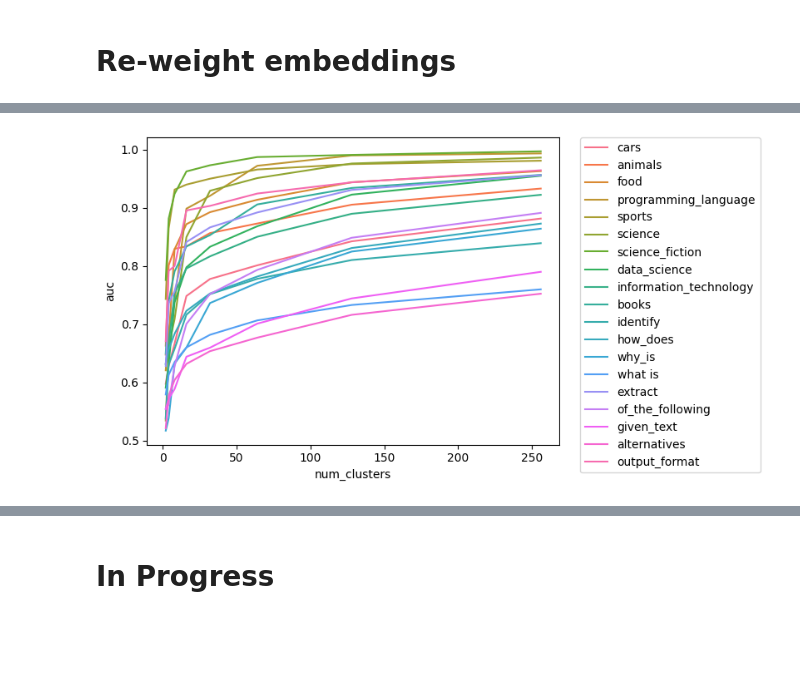
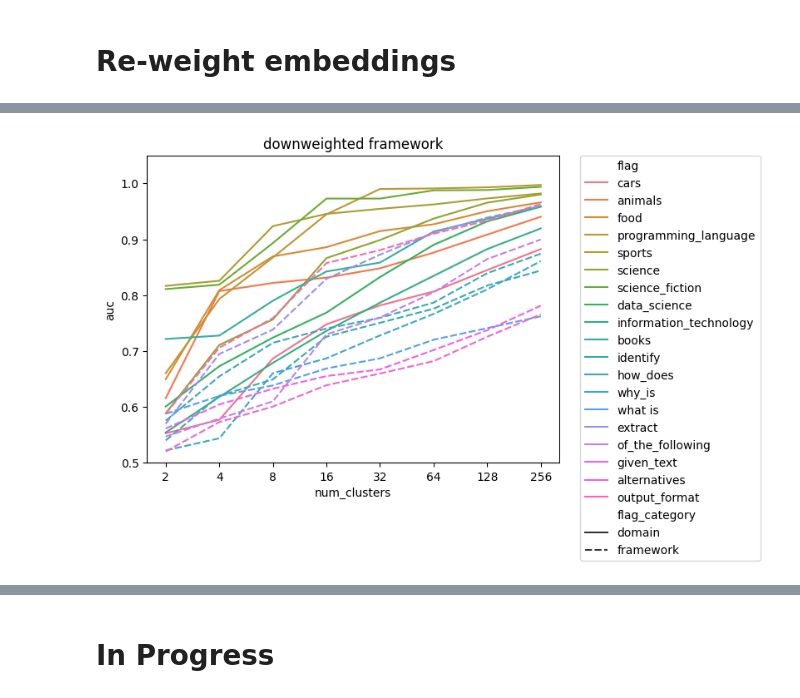
Before and after one commit to rmhorton/instruction_tuning, a Jupyter notebook: aa_cluster_demo.ipynb, the cells around one changed output, grey strips where cells are left out. Drawn from its saved outputs; the diff is of its cells as text; code cells hidden in the pictures; blank space fills up the shorter version.

Commit message:
plot_cluster_performance
I pushed these up to Alexandre's branch too; they should now match between branches

```diff
--- a/aa_cluster_demo.ipynb
+++ b/aa_cluster_demo.ipynb
@@ -32,3 +25,9 @@ DATA_FILE = "dolly_pos_clusters_5gram.parquet"
 MODELS_FILE = "positive_and_negative_reweighting_models.pickle"
 
 FP_TYPE = 'float32'
+
+framework_flags = ['identify', 'how_does', 'why_is', 'what is', 'extract',
+       'of_the_following', 'given_text', 'alternatives', 'output_format']
+
+flag_category_map = {k: 'framework' if k in framework_flags else 'domain' for k in patterns.keys()}
+flag_category_map
@@ -106,2 +196,9 @@ plot_aspect_roc_curves('output_format', cluster_roc_df)
 # %% [markdown]
 # Re-weight embeddings
+# %%
+mean_framework_coefs = np.mean([ my_models[flag].coef_[0] for flag in framework_flags ], axis=0)
+plt.plot(np.abs(mean_framework_coefs))
+
+adjustment_vector = [ 1 if x<1 else x for x in 2*np.abs(mean_framework_coefs) ]
+
+plt.plot(adjustment_vector)
@@ -143,14 +255,15 @@ plot_cluster_aucs(uwa_cluster_roc_df)
 # %%
-downweighted_animal = [emb - alpha * prj for emb, prj in zip(instruction_data['unit_vector'], projection)]
+# alpha = -1
 
-dwa_dendro = get_cluster_dendrogram(downweighted_animal)
+downweighted_embedding = [emb / adjustment_vector for emb in instruction_data['unit_vector']]
 
-dwa_cluster_assignment_df = get_cluster_assignments(dwa_dendro)
+dw_dendro = get_cluster_dendrogram(downweighted_embedding)
 
-dwa_cluster_rocs_step1 = get_cluster_rocs(pattern_flags, dwa_cluster_assignment_df)  # TO DO: combine these two functions!!!
-dwa_cluster_roc_df = extract_cluster_roc_df(dwa_cluster_rocs_step1)
+dw_cluster_assignment_df = get_cluster_assignments(dw_dendro, num_slices=8)
 
-plot_cluster_aucs(dwa_cluster_roc_df)
+dw_cluster_performance_df = get_cluster_performance_df(dw_cluster_assignment_df, pattern_flags, flag_category_map)
+
+plot_cluster_performance(dw_cluster_performance_df, title="downweighted framework", file='auc_framework_downweighted_adj_inv.png')
 # %% [output]
-[figure, old version]
+[figure, new version]
 # %%
```
Also changed, not shown: parts of 35 cells of this notebook, 2 other files.
